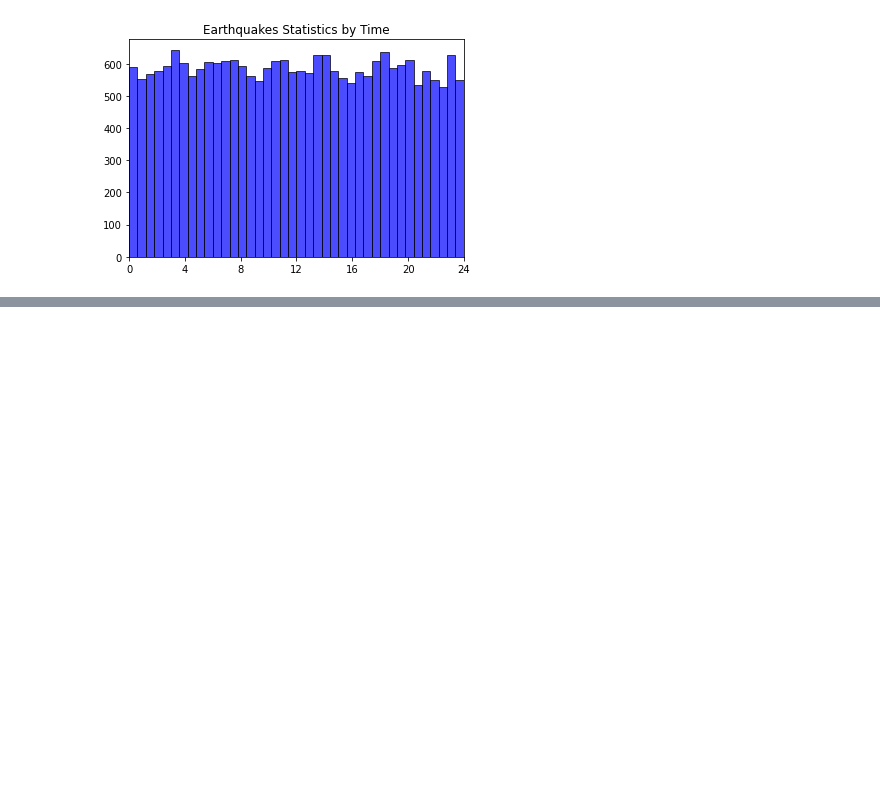
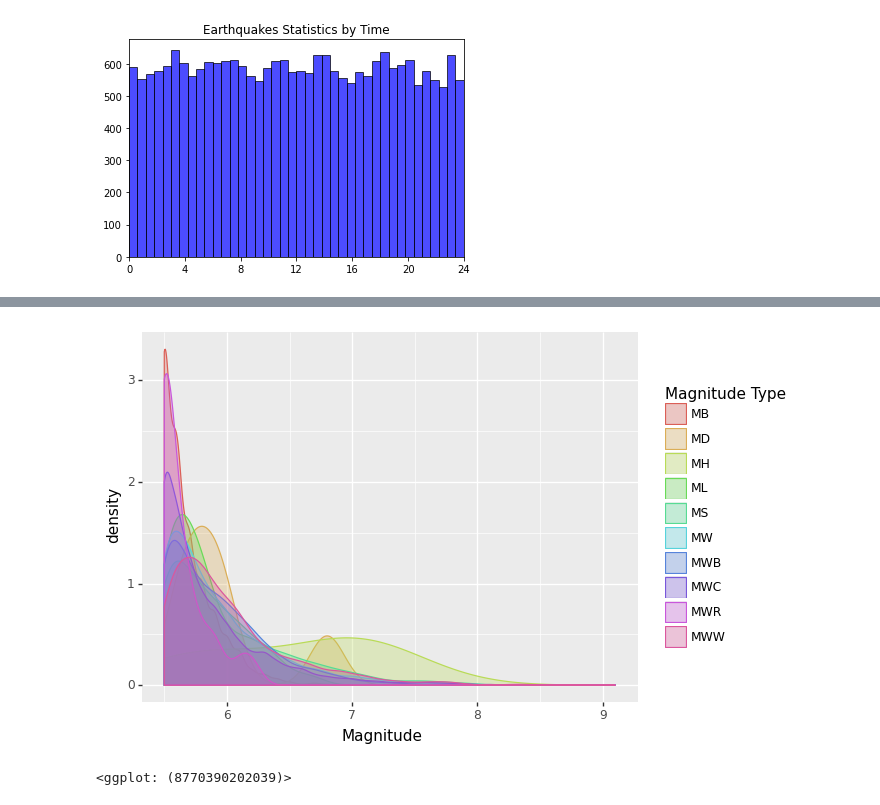
Before and after one commit to SeanLi-OI/Earthquake-Statistics, a Jupyter notebook: Earthquakes.ipynb, the cells around one changed output, grey strips where cells are left out. Cells and saved outputs as stored; diff of their text form; code cells hidden in the pictures; blank space fills up the shorter version.

```diff
--- a/Earthquakes.ipynb
+++ b/Earthquakes.ipynb
@@ -150,0 +170,15 @@ plt.show()
+# %%
+from plotnine import *
+import pandas as pd
+import numpy as np
+
+df = pd.read_csv('database.csv')q
+df['Magnitude'].astype(float)
+data = df[['Magnitude','Magnitude Type']]
+data = data.dropna(axis=0, how='any')
+
+
+ggplot(data=data, mapping = aes(x =  'Magnitude', color = 'Magnitude Type', fill='Magnitude Type')) + geom_density(alpha=0.3)
+# %% [output]
+[figure, added]
+<ggplot: (8770390202039)>
```
Also changed, not shown: parts of 3 cells of this notebook.
